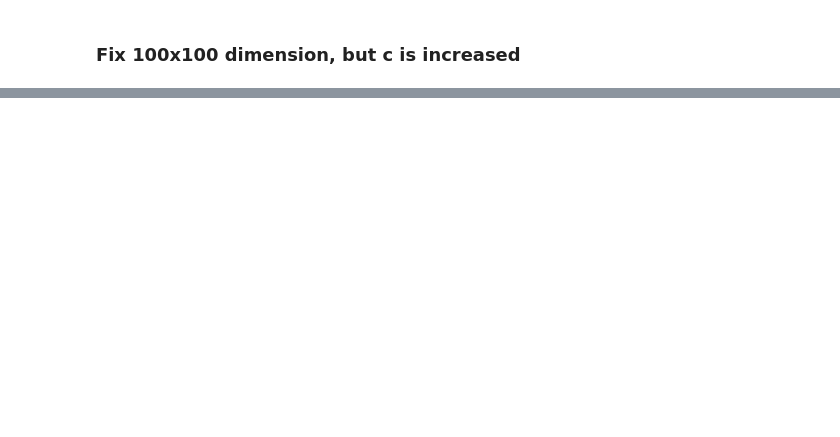
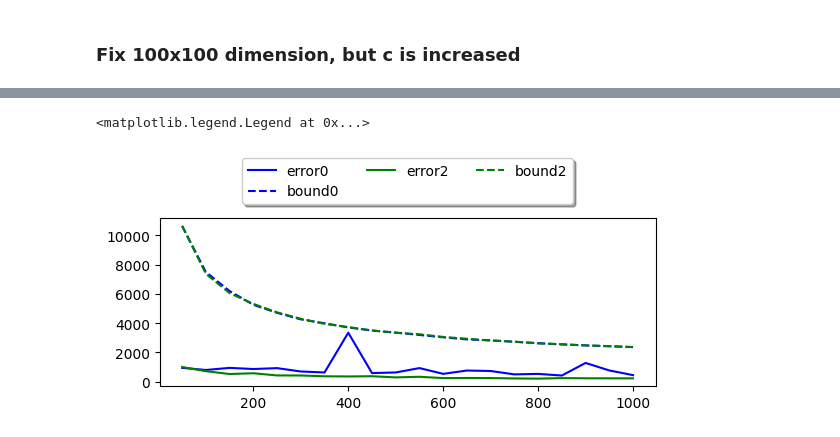
Before and after one commit to Zsivony1es/nhpa-semester-project, a Jupyter notebook: src/experiments.ipynb, the cells around one changed output, grey strips where cells are left out. Saved outputs shown, nothing was run; the diff lists cells and outputs as text; code cells hidden in the pictures; blank space fills up the shorter version.

```diff
--- a/src/experiments.ipynb
+++ b/src/experiments.ipynb
@@ -69,7 +68,7 @@ c_vals = np.array([] + list(range(5, 101, 5)))
 shape_a = (100, 100)
 shape_b = (100, 100)
 
-errorandboundlists = []
+errorandboundlists = [] l
 
 print("Calculating with options: dense, opt")
 errorandboundlists.append(Experiments.const_dim_changing_c(shape_a=shape_a,
@@ -105,18 +122,22 @@ errorandboundlists.append(Experiments.const_dim_changing_c(shape_a=shape_a,
 # %%
 # Eliminate matplotlib log output
 logger.setLevel(logging.WARN)
 
 # Plot results
 
 fig = plt.figure()
 yerr = np.linspace(1, 1, 100_000)
 ax = fig.add_subplot(2, 1, 1)
-ax.set_yscale('log')
+# ax.set_yscale('log')
 
 color_map = ['b', 'r', 'g', 'y']
 for index, (errors, bounds) in enumerate(errorandboundlists):
-    plt.errorbar(dimensions, errors, label=f"error{index}", color=color_map[index])
-    plt.errorbar(dimensions, bounds, label=f"bound{index}", uplims=True, fmt='--', color=color_map[index])
+    if index in [0,2]:
+        plt.errorbar(dimensions, errors, label=f"error{index}", color=color_map[index])
+        plt.errorbar(dimensions, bounds, label=f"bound{index}", uplims=True, fmt='--', color=color_map[index])
 
 plt.legend(loc='upper center', bbox_to_anchor=(0.5, 1.4),
           ncol=3, fancybox=True, shadow=True)
+# %% [output]
+<matplotlib.legend.Legend at 0x...>
+[figure, added]
```
Also changed, not shown: parts of 2 cells of this notebook, 1 other file.
